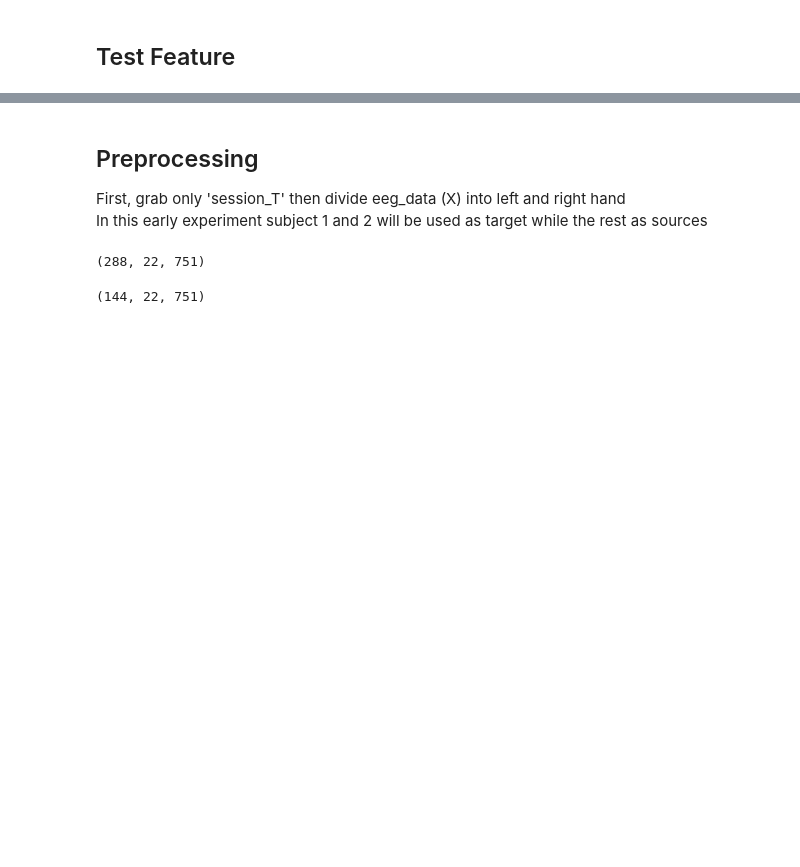
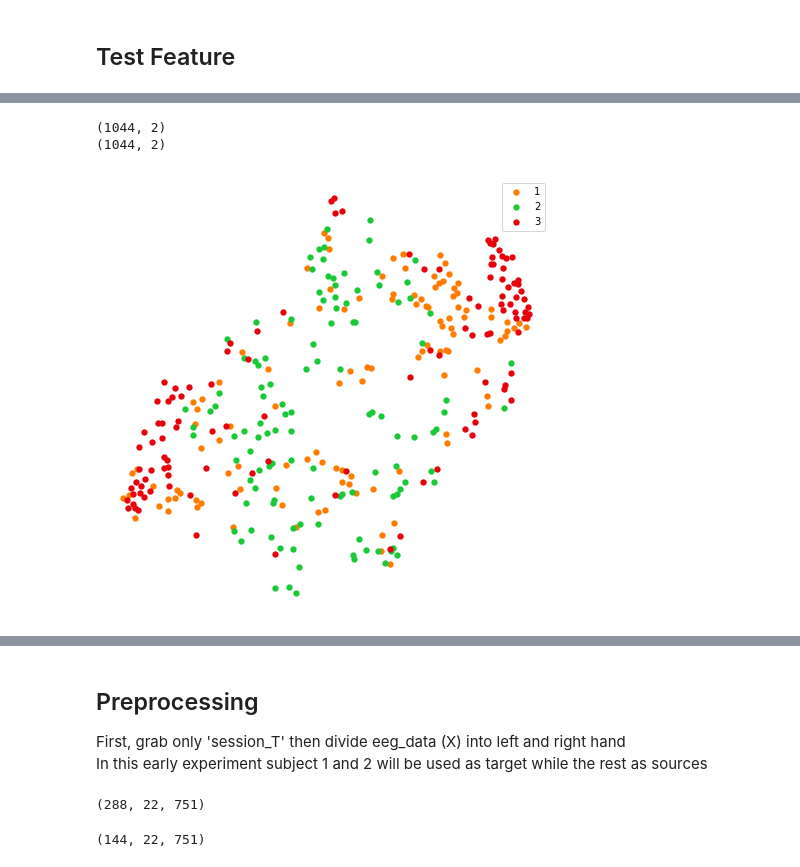
Before and after one commit to orvindemsy/EA-wLTL, a Jupyter notebook: EA+weighted_TL.ipynb, the cells around one changed output, grey strips where cells are left out. Saved outputs shown, nothing was run; the diff lists cells and outputs as text; code cells hidden in the pictures; blank space fills up the shorter version.

```diff
--- a/EA+weighted_TL.ipynb
+++ b/EA+weighted_TL.ipynb
@@ -197,3 +236,5 @@ left_alg = mod_data[3]['EEG_left_alg']
+# %%
+left_alg = mod_data[2]['EA_left']
 # %%
 left_alg.shape
 # %% [output]
@@ -513,16 +724,15 @@ array([[-0.80850967, -0.6600156 , -0.48623359, -0.52374037,  1.        ],
 # Create new keys for test feature vector
 np.random.seed(42)
 
-for i in range(1, ns):
-    subj = subject_counter(i)
+for subj in mod_data.keys():
 
     print('Generating test vector for ', subj)
 
     mod_data[subj]['test']= {}
 
     temp_W = mod_data[subj]['CSP']['W']
-    temp_EEG_left = mod_data[subj]['EEG_left_test']
-    temp_EEG_right = mod_data[subj]['EEG_right_test']
+    temp_EEG_left = mod_data[subj]['left_test']
+    temp_EEG_right = mod_data[subj]['right_test']
 
     # LEFT
     mod_data[subj]['test']['Z_left'] = compute_Z(temp_W, temp_EEG_left, m)
@@ -564,0 +894,23 @@ Test dataset shape (28, 5)
+# %%
+X_alg = np.array([])
+X = np.array([])
+
+list_subj = []
+
+for subj in mod_data.keys():
+    print('Processing subject: ', subj)
+    feat_alg = mod_data[subj]['train_alg']['feat_train'][:, :-1]
+    feat = mod_data[subj]['train']['feat_train'][:, :-1]
+
+    if (len(X) == 0) or (len(X_alg) == 0):
+        X = feat
+        X_alg = feat_alg
+    else:
+        X = np.vstack([X, feat])
+        X_alg = np.vstack([X_alg, feat])
+
+    list_subj.append([subj]*len(feat))
+
+list_subj = np.array(list_subj).ravel()
+X_sne = TSNE(n_iter=1000).fit_transform(X)
+X_sne_alg = TSNE(n_iter=1000).fit_transform(X_alg)
@@ -564,0 +927,6 @@ Test dataset shape (28, 5)
+# %%
+print(X_sne.shape)
+print(X_sne_alg.shape)
+# %% [output]
+(1044, 2)
+(1044, 2)
@@ -564,0 +936,15 @@ Test dataset shape (28, 5)
+# %%
+palette = np.array(sns.color_palette(palette='bright', n_colors=10))
+# %%
+f = plt.figure(figsize=(8, 8))
+ax = plt.subplots(aspect='equal')
+
+for i in np.unique(list_subj)[:3]:
+    sc = ax.scatter(X_embed[list_subj==i][:, 0], X_embed[list_subj==i][:, 1], lw=0, s=40, color=palette[i], label=i)
+    ax.legend()
+    ax.axis('off')
+    ax.axis('tight')
+
+plt.show()
+# %% [output]
+[figure, added]
```
Also changed, not shown: parts of 82 cells of this notebook.
